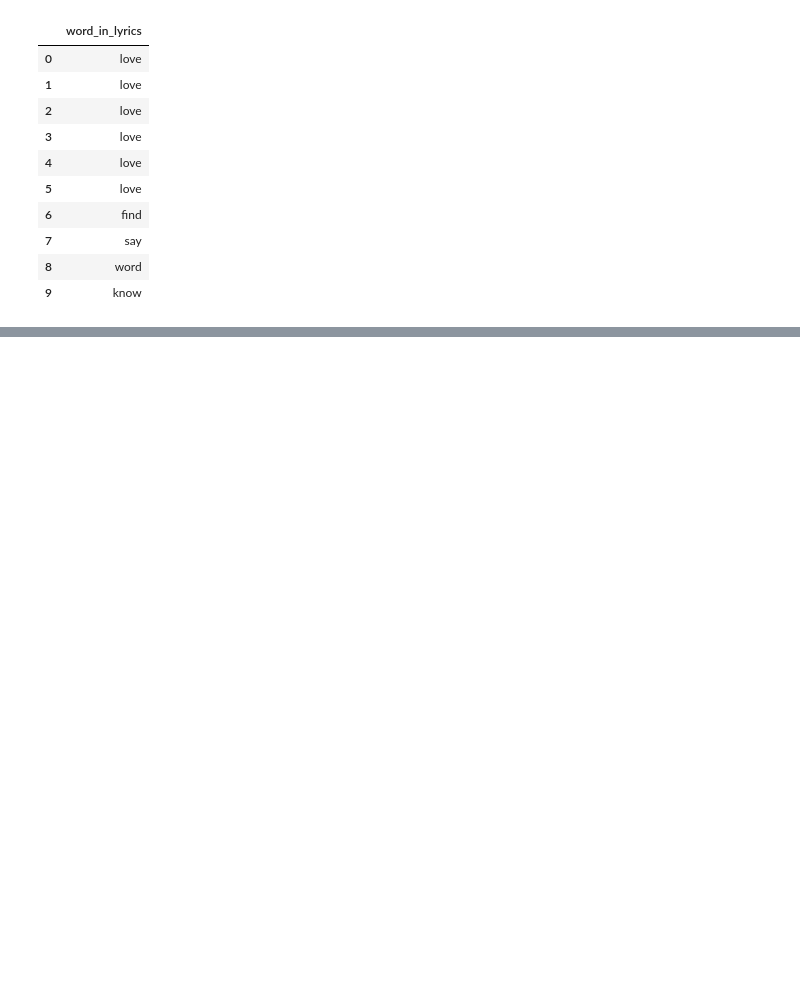
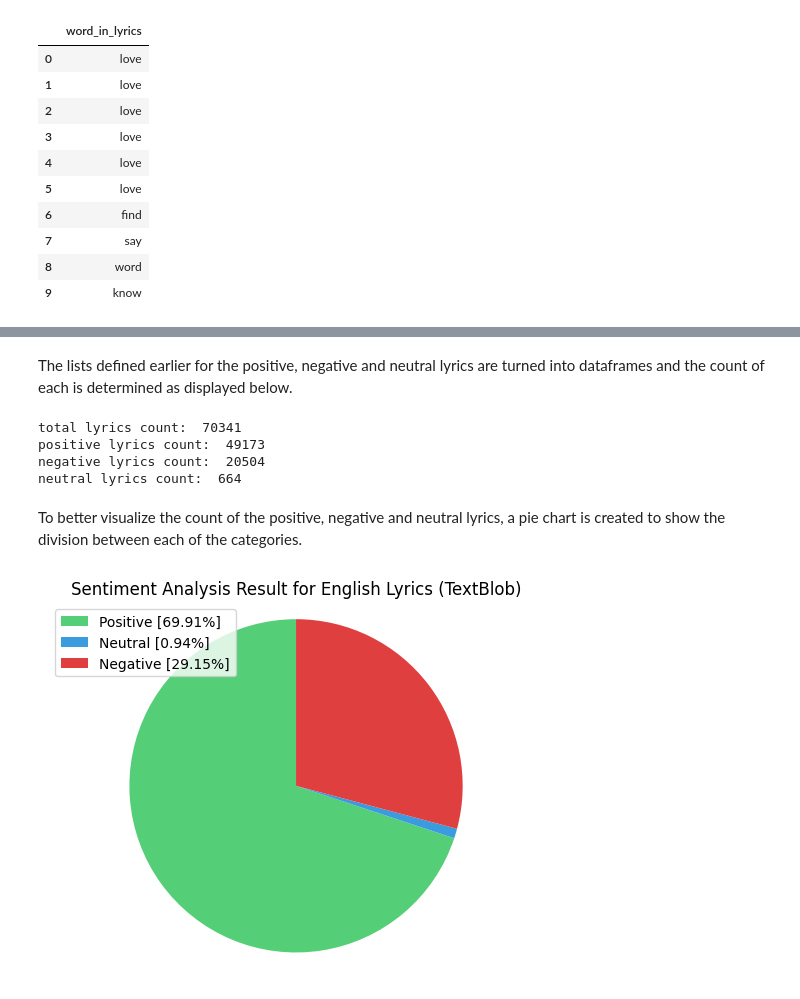
Before and after one commit to mariamabdelati/lyricalanalysis, a Jupyter notebook: 5_Sentiment_Analysis/track_lyrics_sentiment_analysis.ipynb, the cells around one changed output, grey strips where cells are left out. Saved outputs shown, nothing was run; the diff lists cells and outputs as text; code cells hidden in the pictures; blank space fills up the shorter version.

```diff
--- a/5_Sentiment_Analysis/track_lyrics_sentiment_analysis.ipynb
+++ b/5_Sentiment_Analysis/track_lyrics_sentiment_analysis.ipynb
@@ -630,0 +609,11 @@ def senti(x):
+# %%
+def calculate_sentiment(lyric):
+    return TextBlob(lyric).sentiment.polarity
+
+def get_sentiment_value(senti_score):
+    if senti_score > 0:
+        return 'positive'
+    elif senti_score < 0:
+        return 'negative'
+    else:
+        return 'neutral'
@@ -630,0 +622,3 @@ def senti(x):
+# %%
+en_df['sentiment_polarity_score'] = en_df['track_lyrics'].apply(lambda x: calculate_sentiment(x))
+en_df['sentiment_score_value'] = en_df['sentiment_polarity_score'].apply(lambda x: get_sentiment_value(x))
@@ -630,0 +652,43 @@ def senti(x):
+# %%
+def percentage(part,whole):
+    return 100 * float(part)/float(whole)
+# %%
+en_positive = percentage(en_positive, en_df.shape[0])
+en_negative = percentage(en_negative, en_df.shape[0])
+en_neutral = percentage(en_neutral, en_df.shape[0])
+en_positive = format(en_positive, '.2f')
+en_negative = format(en_negative, '.2f')
+en_neutral = format(en_neutral, '.2f')
+# %% [markdown]
+The lists defined earlier for the positive, negative and neutral lyrics are turned into dataframes and the count of each is determined as displayed below.
+# %%
+en_lyrics_df = pd.DataFrame(en_lyrics_list)
+en_neutral_df = pd.DataFrame(en_neutral_list)
+en_negative_df = pd.DataFrame(en_negative_list)
+en_positive_df = pd.DataFrame(en_positive_list)
+print("total lyrics count: ",len(en_lyrics_df))
+print("positive lyrics count: ",len(en_positive_df))
+print("negative lyrics count: ", len(en_negative_df))
+print("neutral lyrics count: ",len(en_neutral_df))
+# %% [output]
+total lyrics count:  70341
+positive lyrics count:  49173
+negative lyrics count:  20504
+neutral lyrics count:  664
+# %% [markdown]
+To better visualize the count of the positive, negative and neutral lyrics, a pie chart is created to show the division between each of the categories.
+# %%
+labels = ['Positive ['+str(en_positive)+'%]' , 'Neutral ['+str(en_neutral)+'%]','Negative ['+str(en_negative)+'%]']
+sizes = [en_positive, en_neutral, en_negative]
+colors = ['#55cf77','#3a9bde','#e03f40']
+patches, texts = plt.pie(sizes, colors=colors, startangle=90)
+plt.style.use('default')
+plt.legend(labels)
+plt.setp(ax.spines.values(),visible=False)
+if i%2 == 1:
+    ax.set_facecolor('white')
+plt.title("Sentiment Analysis Result for English Lyrics (TextBlob)" )
+plt.axis('equal')
+plt.show()
+# %% [output]
+[figure, added]
```
Also changed, not shown: parts of 63 cells of this notebook, 1 other file.
